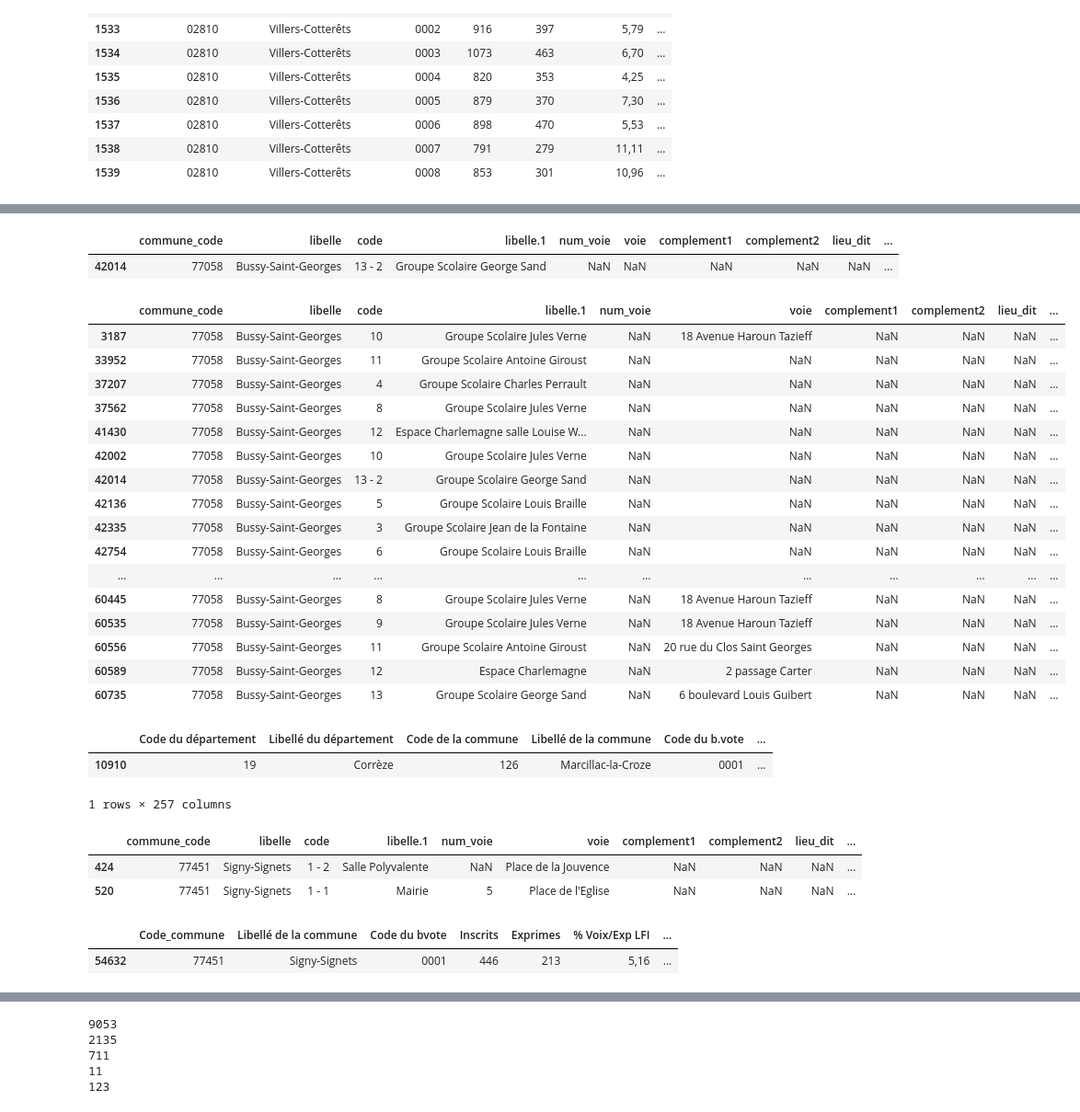
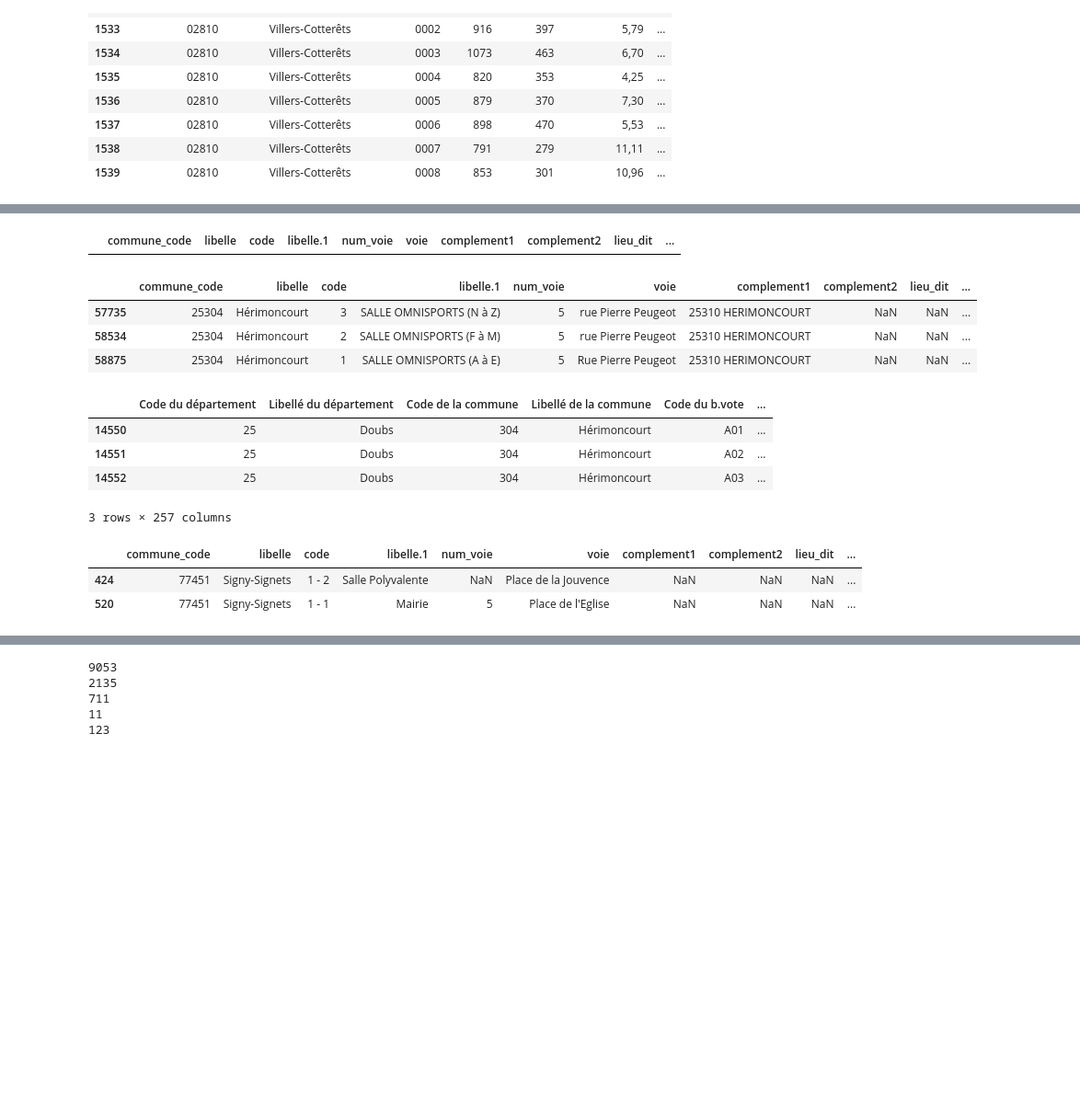
Before and after one commit to christian235711/IRIS_BV, a Jupyter notebook: BV_clean_31_08.ipynb, the cells around one changed output, grey strips where cells are left out. Shown at 92% size. Saved outputs shown, nothing was run; the diff lists cells and outputs as text; code cells hidden in the pictures; blank space fills up the shorter version.

```diff
--- a/BV_clean_31_08.ipynb
+++ b/BV_clean_31_08.ipynb
@@ -294,13 +292,2 @@ bv_euro.iloc[:2,:]
 # %%
 #######################   CORRECTION DE CODE BV DANS LES DEUX BV   #######################
-# %%
-for i in range(bv_louis.shape[0]):
-    try :
-        bv_louis.iloc[i,2]=str(int(bv_louis.iloc[i,2]))
-    except:
-        if (bv_louis.iloc[i,2]=="Unique")|(bv_louis.iloc[i,2]=="unique")|(bv_louis.iloc[i,2]=="UNIQUE")|(bv_louis.iloc[i,2]=="BUR"):
-            bv_louis.iloc[i,2]="1"
-        if bv_louis.iloc[i,2]=="BV01":
-            bv_louis.iloc[i,2]="1"
-        if bv_louis.iloc[i,2]=="BV02":
-            bv_louis.iloc[i,2]="2"
@@ -375,22 +346,0 @@ phase 1 fini
-# %%
-for i in range(bv_louis.shape[0]):
-    try :
-        bv_louis.iloc[i,2]=str(int(bv_louis.iloc[i,2]))
-    except:
-        if (bv_louis.iloc[i,2][0]=="A")|(bv_louis.iloc[i,2][0]=="B")|(bv_louis.iloc[i,2][0]=="C")|(bv_louis.iloc[i,2][0]=="D")|(bv_louis.iloc[i,2][0]=="E")|(bv_louis.iloc[i,2][0]=="F") :
-            bv_louis.iloc[i,2] = bv_louis.iloc[i,2][1:]
-print("phase 1 fini")
-
-for i in range(bv_louis.shape[0]):
-    try :
-    except:
-        if (bv_louis.iloc[i,2][-1]=="A")|(bv_louis.iloc[i,2][-1]=="B")|(bv_louis.iloc[i,2][-1]=="C")|(bv_louis.iloc[i,2][-1]=="D")|(bv_louis.iloc[i,2][-1]=="E")|(bv_louis.iloc[i,2][-1]=="F") :
-            bv_louis.iloc[i,2] = bv_louis.iloc[i,2][:-1]
-print("phase 2 fini")
-
-for i in range(bv_louis.shape[0]):
-    try :
-    except:
-        if (bv_louis.iloc[i,2][-1]=="A")|(bv_louis.iloc[i,2][-1]=="B")|(bv_louis.iloc[i,2][-1]=="C")|(bv_louis.iloc[i,2][-1]=="D")|(bv_louis.iloc[i,2][-1]=="E")|(bv_louis.iloc[i,2][-1]=="F") :
-            bv_louis.iloc[i,2] = bv_louis.iloc[i,2][:-1]
-print("phase 2 fini")
@@ -399,0 +372,8 @@ print("phase 2 fini")
+# %%
+# AJOUT DES VILLES
+dt_temp = data_louis_orig[data_louis_orig["libelle"]=="Belfort"]
+dt_temp = pd.concat([dt_temp, data_louis_orig[data_louis_orig["libelle"]=="Pont-Saint-Esprit"]], axis=0)
+dt_temp = pd.concat([dt_temp, data_louis_orig[data_louis_orig["libelle"]=="Gradignan"]], axis=0)
+
+bv_louis = pd.concat([bv_louis,dt_temp], axis=0)
+bv_louis.shape
@@ -640,48 +692,30 @@ for k in bv_louis[(bv_louis.loc[:,"libelle"]!="Montbéliard")&(bv_louis.loc[:,"l
 19.1 ----- 1
 # %%
-bv_louis[bv_louis["code"]=="13 - 2"]
+bv_louis[bv_louis["code"]=="0A03"] #Hérimoncourt A02
 # %% [output]
 |  | commune_code | libelle | code | libelle.1 | num_voie | voie | complement1 | complement2 | lieu_dit | ... |
-| 42014 | 77058 | Bussy-Saint-Georges | 13 - 2 | Groupe Scolaire George Sand | NaN | NaN | NaN | NaN | NaN | ... |
 # %%
-bv_louis[bv_louis["libelle"]=="Bussy-Saint-Georges"]
-
+bv_louis[bv_louis["libelle"]=="Hérimoncourt"]
 #for i in bv_louis[bv_louis["libelle"]=="Toulouse"]["code"].value_counts().index:
 #    print(i)
 # %% [output]
 |  | commune_code | libelle | code | libelle.1 | num_voie | voie | complement1 | complement2 | lieu_dit | ... |
-| 3187 | 77058 | Bussy-Saint-Georges | 10 | Groupe Scolaire Jules Verne | NaN | 18 Avenue Haroun Tazieff | NaN | NaN | NaN | ... |
-| 33952 | 77058 | Bussy-Saint-Georges | 11 | Groupe Scolaire Antoine Giroust | NaN | NaN | NaN | NaN | NaN | ... |
-| 37207 | 77058 | Bussy-Saint-Georges | 4 | Groupe Scolaire Charles Perrault | NaN | NaN | NaN | NaN | NaN | ... |
-| 37562 | 77058 | Bussy-Saint-Georges | 8 | Groupe Scolaire Jules Verne | NaN | NaN | NaN | NaN | NaN | ... |
-| 41430 | 77058 | Bussy-Saint-Georges | 12 | Espace Charlemagne salle Louise W... | NaN | NaN | NaN | NaN | NaN | ... |
-| 42002 | 77058 | Bussy-Saint-Georges | 10 | Groupe Scolaire Jules Verne | NaN | NaN | NaN | NaN | NaN | ... |
-| 42014 | 77058 | Bussy-Saint-Georges | 13 - 2 | Groupe Scolaire George Sand | NaN | NaN | NaN | NaN | NaN | ... |
-| 42136 | 77058 | Bussy-Saint-Georges | 5 | Groupe Scolaire Louis Braille | NaN | NaN | NaN | NaN | NaN | ... |
-| 42335 | 77058 | Bussy-Saint-Georges | 3 | Groupe Scolaire Jean de la Fontaine | NaN | NaN | NaN | NaN | NaN | ... |
-| 42754 | 77058 | Bussy-Saint-Georges | 6 | Groupe Scolaire Louis Braille | NaN | NaN | NaN | NaN | NaN | ... |
-| ... | ... | ... | ... | ... | ... | ... | ... | ... | ... | ... |
-| 60445 | 77058 | Bussy-Saint-Georges | 8 | Groupe Scolaire Jules Verne | NaN | 18 Avenue Haroun Tazieff | NaN | NaN | NaN | ... |
-| 60535 | 77058 | Bussy-Saint-Georges | 9 | Groupe Scolaire Jules Verne | NaN | 18 Avenue Haroun Tazieff | NaN | NaN | NaN | ... |
-| 60556 | 77058 | Bussy-Saint-Georges | 11 | Groupe Scolaire Antoine Giroust | NaN | 20 rue du Clos Saint Georges | NaN | NaN | NaN | ... |
-| 60589 | 77058 | Bussy-Saint-Georges | 12 | Espace Charlemagne | NaN | 2 passage Carter | NaN | NaN | NaN | ... |
-| 60735 | 77058 | Bussy-Saint-Georges | 13 | Groupe Scolaire George Sand | NaN | 6 boulevard Louis Guibert | NaN | NaN | NaN | ... |
+| 57735 | 25304 | Hérimoncourt | 3 | SALLE OMNISPORTS (N à Z) | 5 | rue Pierre Peugeot | 25310 HERIMONCOURT | NaN | NaN | ... |
+| 58534 | 25304 | Hérimoncourt | 2 | SALLE OMNISPORTS (F à M) | 5 | rue Pierre Peugeot | 25310 HERIMONCOURT | NaN | NaN | ... |
+| 58875 | 25304 | Hérimoncourt | 1 | SALLE OMNISPORTS (A à E) | 5 | Rue Pierre Peugeot | 25310 HERIMONCOURT | NaN | NaN | ... |
 # %%
-bv_euro[bv_euro["Libellé de la commune"]=="Marcillac-la-Croze"]
+bv_euro[bv_euro["Libellé de la commune"]=="Hérimoncourt"]
 #for i in bv_euro[bv_euro["Libellé de la commune"]=="Toulouse"]["Code du b.vote"].value_counts().index:
 #    print(i)
 # %% [output]
 |  | Code du département | Libellé du département | Code de la commune | Libellé de la commune | Code du b.vote | ... |
-| 10910 | 19 | Corrèze | 126 | Marcillac-la-Croze | 0001 | ... |
+| 14550 | 25 | Doubs | 304 | Hérimoncourt | A01 | ... |
+| 14551 | 25 | Doubs | 304 | Hérimoncourt | A02 | ... |
+| 14552 | 25 | Doubs | 304 | Hérimoncourt | A03 | ... |
-1 rows × 257 columns
+3 rows × 257 columns
 # %%
 bv_louis[bv_louis["commune_code"]=="77451"]
 # %% [output]
 |  | commune_code | libelle | code | libelle.1 | num_voie | voie | complement1 | complement2 | lieu_dit | ... |
 | 424 | 77451 | Signy-Signets | 1 - 2 | Salle Polyvalente | NaN | Place de la Jouvence | NaN | NaN | NaN | ... |
 | 520 | 77451 | Signy-Signets | 1 - 1 | Mairie | 5 | Place de l'Eglise | NaN | NaN | NaN | ... |
-# %%
-resultats_electoraux[resultats_electoraux["Code_commune"]=="77451"]
-# %% [output]
-|  | Code_commune | Libellé de la commune | Code du bvote | Inscrits | Exprimes | % Voix/Exp LFI | ... |
-| 54632 | 77451 | Signy-Signets | 0001 | 446 | 213 | 5,16 | ... |
```
Also changed, not shown: parts of 21 cells of this notebook.
